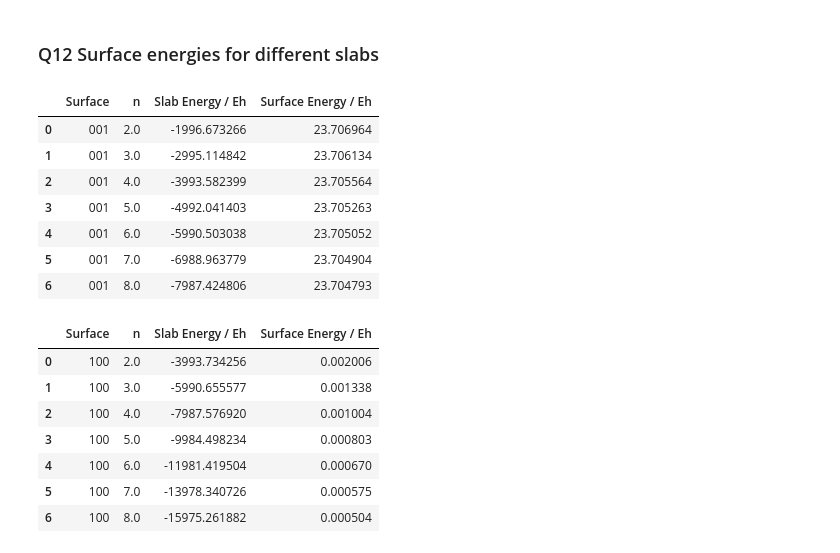
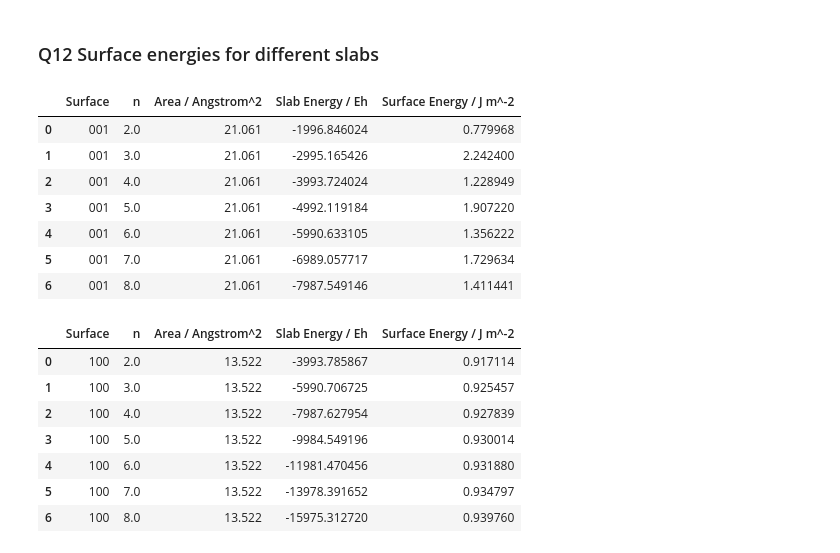
Before and after one commit to tomfroembgen/WP12, a Jupyter notebook: 3_bredow/wp12_3.ipynb, the cells around one changed output. Cells and saved outputs as stored; diff of their text form; code cells hidden in the pictures.

```diff
--- a/3_bredow/wp12_3.ipynb
+++ b/3_bredow/wp12_3.ipynb
@@ -373,0 +481,28 @@ df.to_csv(save_loc, index=False)
+# %%
+top = pd.read_csv("./ex2/dz-surf.csv", delimiter=",")
+bulk = pd.read_csv("./ex2/dz-bulk.csv", delimiter=",")
+
+num_vert_plots = 1
+num_hor_plots = 2
+fig, ax = plt.subplots(num_vert_plots, num_hor_plots, figsize=(fig_width, fig_height))
+
+labels = ["O1", "Ti2/3", "O4/5", "O6"]
+colors = ["k","r", "b", "g"]
+markers = ["x","o", "v", "s"]
+names = ["dz O1","dz Ti2/3","dz O4/5","dz O6"]
+
+for i, name in enumerate(names):
+      ax[0].plot(top["n"], top[name], color=colors[i], marker=markers[i], label=labels[i], markersize=3, lw=0.5)
+      ax[0].set_xlabel("Number of layers")
+      ax[0].set_ylabel(r"$\Delta z / \AA$")
+      ax[0].legend(loc="best", fancybox=True)
+
+for i, name in enumerate(names):
+      ax[1].plot(bulk["n"], bulk[name], color=colors[i], marker=markers[i], label=labels[i], markersize=3, lw=0.5)
+      ax[1].set_xlabel("Number of layers")
+      ax[1].set_ylabel(r"$\Delta z / \AA$")
+      ax[1].legend(loc="best", fancybox=True)
+
+fig.tight_layout()
+save_plot_as_pgf(fig, "protocol/Graphen/dz.pgf")
+plt.show()
@@ -420,52 +557,53 @@ data3 = []
 data4 = []
 data = [data1, data2, data3, data4]
 
 surf1 = getFileList001()
 surf2 = getFileList100()
 surf3 = getFileList101()
 surf4 = getFileList110()
 surfaces = [surf1, surf2, surf3, surf4]
 
 E_bulk = -1.996921376418E+03
-
+factor = [0.5, 1, 1, 1]
 for i, sf in enumerate(surfaces):
     for j, file in enumerate(sf):
         with open(file) as f:
             nlayer = float(str(file.parent).split("/")[4])
             for line in f:
                 if "AREA OF THE 2D CELL" in line:
                     A = float(line.split()[5])
-                if "== SCF ENDED - CONVERGENCE ON ENERGY" in line:
-                    Eslab = float(line.split()[8])
+                if "* OPT END -" in line:
+                    Eslab = float(line.split()[7])
 
 
-        Esurf = (Eslab - nlayer*E_bulk) / (2 * A * nlayer)
+        Esurf = (Eslab - nlayer * E_bulk * factor[i]) * eh2j * 10**20 / (2 * A)
         surface = str(file.parent).split("/")[3]
-        data[i].append([surface, nlayer, Eslab, Esurf])
+        data[i].append([surface, nlayer, A, Eslab, Esurf])
 
-    cols = ["Surface", "n" ,"Slab Energy / Eh", "Surface Energy / Eh"]
+    cols = ["Surface", "n" ,"Area / Angstrom^2 ", "Slab Energy / Eh", "Surface Energy / J m^-2"]
+    df1 = df2 = df3 = df4 = []
     df = [df1, df2, df3, df4]
     df[i] = pd.DataFrame(columns=cols, data=data[i])
     display(df[i])
 
     # save to csv
     file_names = ["ex2/surface-energy-001.csv", "ex2/surface-energy-100.csv", "ex2/surface-energy-101.csv", "ex2/surface-energy-110.csv"]
     save_loc = os.path.join(os.path.realpath("."), file_names[i])
     df[i].to_csv(save_loc, index=False)
 # %% [output]
-|  | Surface | n | Slab Energy / Eh | Surface Energy / Eh |
-| 0 | 001 | 2.0 | -1996.673266 | 23.706964 |
-| 1 | 001 | 3.0 | -2995.114842 | 23.706134 |
-| 2 | 001 | 4.0 | -3993.582399 | 23.705564 |
-| 3 | 001 | 5.0 | -4992.041403 | 23.705263 |
-| 4 | 001 | 6.0 | -5990.503038 | 23.705052 |
-| 5 | 001 | 7.0 | -6988.963779 | 23.704904 |
-| 6 | 001 | 8.0 | -7987.424806 | 23.704793 |
+|  | Surface | n | Area / Angstrom^2 | Slab Energy / Eh | Surface Energy / J m^-2 |
+| 0 | 001 | 2.0 | 21.061 | -1996.846024 | 0.779968 |
+| 1 | 001 | 3.0 | 21.061 | -2995.165426 | 2.242400 |
+| 2 | 001 | 4.0 | 21.061 | -3993.724024 | 1.228949 |
+| 3 | 001 | 5.0 | 21.061 | -4992.119184 | 1.907220 |
+| 4 | 001 | 6.0 | 21.061 | -5990.633105 | 1.356222 |
+| 5 | 001 | 7.0 | 21.061 | -6989.057717 | 1.729634 |
+| 6 | 001 | 8.0 | 21.061 | -7987.549146 | 1.411441 |
-|  | Surface | n | Slab Energy / Eh | Surface Energy / Eh |
-| 0 | 100 | 2.0 | -3993.734256 | 0.002006 |
-| 1 | 100 | 3.0 | -5990.655577 | 0.001338 |
-| 2 | 100 | 4.0 | -7987.576920 | 0.001004 |
-| 3 | 100 | 5.0 | -9984.498234 | 0.000803 |
-| 4 | 100 | 6.0 | -11981.419504 | 0.000670 |
-| 5 | 100 | 7.0 | -13978.340726 | 0.000575 |
-| 6 | 100 | 8.0 | -15975.261882 | 0.000504 |
+|  | Surface | n | Area / Angstrom^2 | Slab Energy / Eh | Surface Energy / J m^-2 |
+| 0 | 100 | 2.0 | 13.522 | -3993.785867 | 0.917114 |
+| 1 | 100 | 3.0 | 13.522 | -5990.706725 | 0.925457 |
+| 2 | 100 | 4.0 | 13.522 | -7987.627954 | 0.927839 |
+| 3 | 100 | 5.0 | 13.522 | -9984.549196 | 0.930014 |
+| 4 | 100 | 6.0 | 13.522 | -11981.470456 | 0.931880 |
+| 5 | 100 | 7.0 | 13.522 | -13978.391652 | 0.934797 |
+| 6 | 100 | 8.0 | 13.522 | -15975.312720 | 0.939760 |
```
Also changed, not shown: parts of 9 cells of this notebook, 8 other files.
